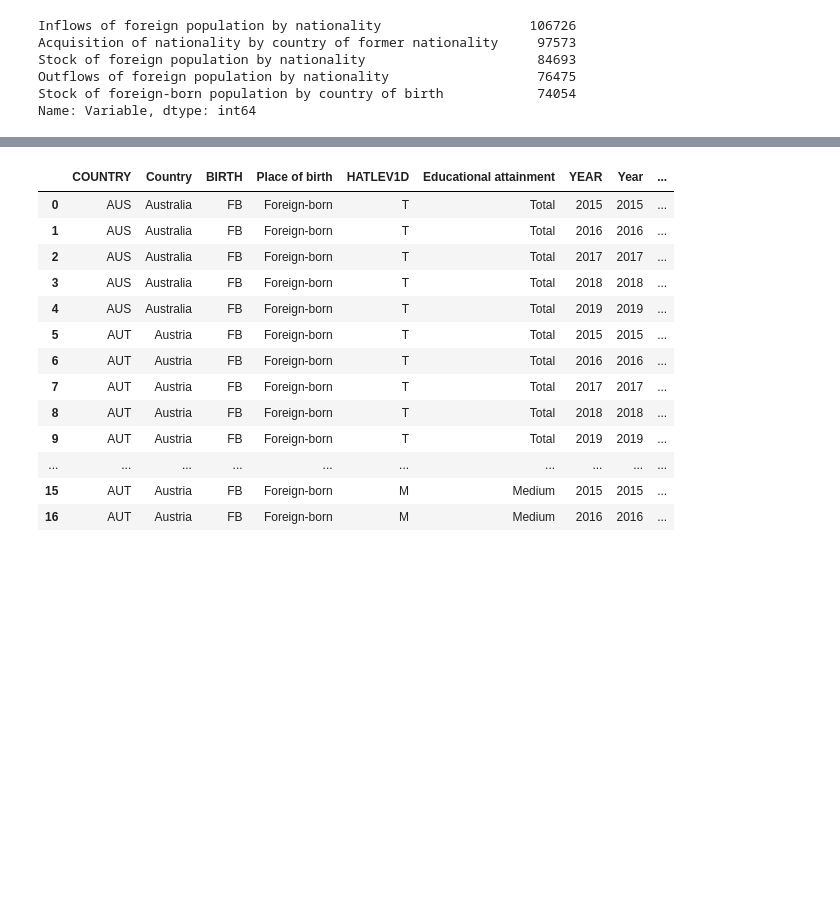
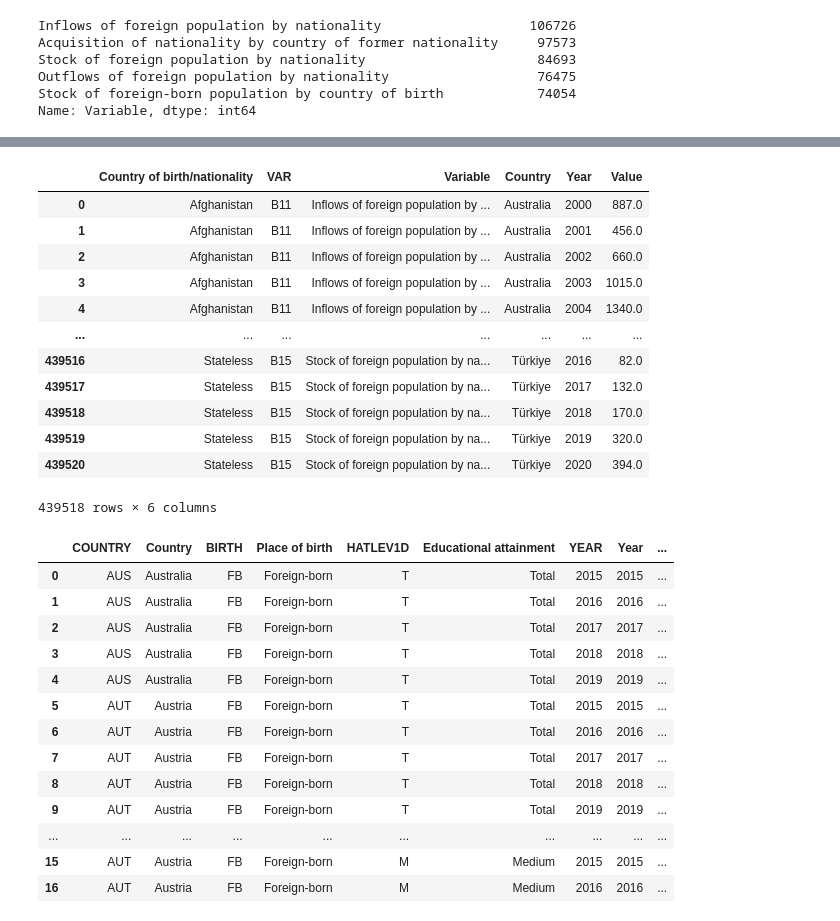
Before and after one commit to sergioabz/mid_project, a Jupyter notebook: notebooks/midbootcamp_project.ipynb, the cells around one changed output, grey strips where cells are left out. Saved outputs shown, nothing was run; the diff lists cells and outputs as text; code cells hidden in the pictures; blank space fills up the shorter version.

```diff
--- a/notebooks/midbootcamp_project.ipynb
+++ b/notebooks/midbootcamp_project.ipynb
@@ -239,6 +280,22 @@ Country                         0
 Year                            0
 Value                           0
 dtype: int64
+# %%
+data
+# %% [output]
+|  | Country of birth/nationality | VAR | Variable | Country | Year | Value |
+| 0 | Afghanistan | B11 | Inflows of foreign population by ... | Australia | 2000 | 887.0 |
+| 1 | Afghanistan | B11 | Inflows of foreign population by ... | Australia | 2001 | 456.0 |
+| 2 | Afghanistan | B11 | Inflows of foreign population by ... | Australia | 2002 | 660.0 |
+| 3 | Afghanistan | B11 | Inflows of foreign population by ... | Australia | 2003 | 1015.0 |
+| 4 | Afghanistan | B11 | Inflows of foreign population by ... | Australia | 2004 | 1340.0 |
+| ... | ... | ... | ... | ... | ... | ... |
+| 439516 | Stateless | B15 | Stock of foreign population by na... | Türkiye | 2016 | 82.0 |
+| 439517 | Stateless | B15 | Stock of foreign population by na... | Türkiye | 2017 | 132.0 |
+| 439518 | Stateless | B15 | Stock of foreign population by na... | Türkiye | 2018 | 170.0 |
+| 439519 | Stateless | B15 | Stock of foreign population by na... | Türkiye | 2019 | 320.0 |
+| 439520 | Stateless | B15 | Stock of foreign population by na... | Türkiye | 2020 | 394.0 |
+439518 rows × 6 columns
 # %%
 # I load the second data base.
 # %%
```
Also changed, not shown: parts of 41 cells of this notebook.
